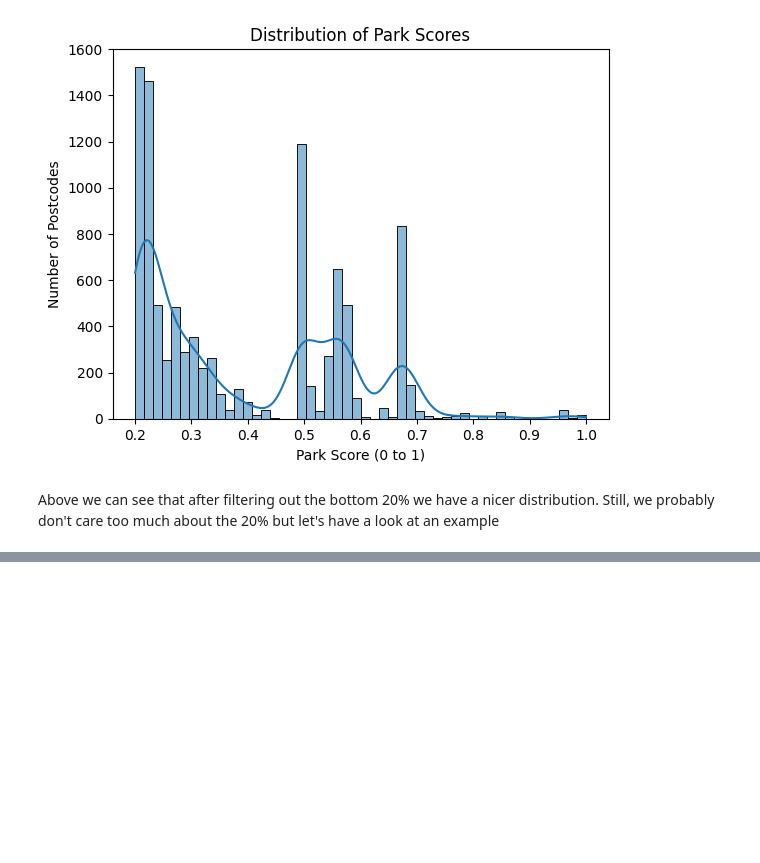
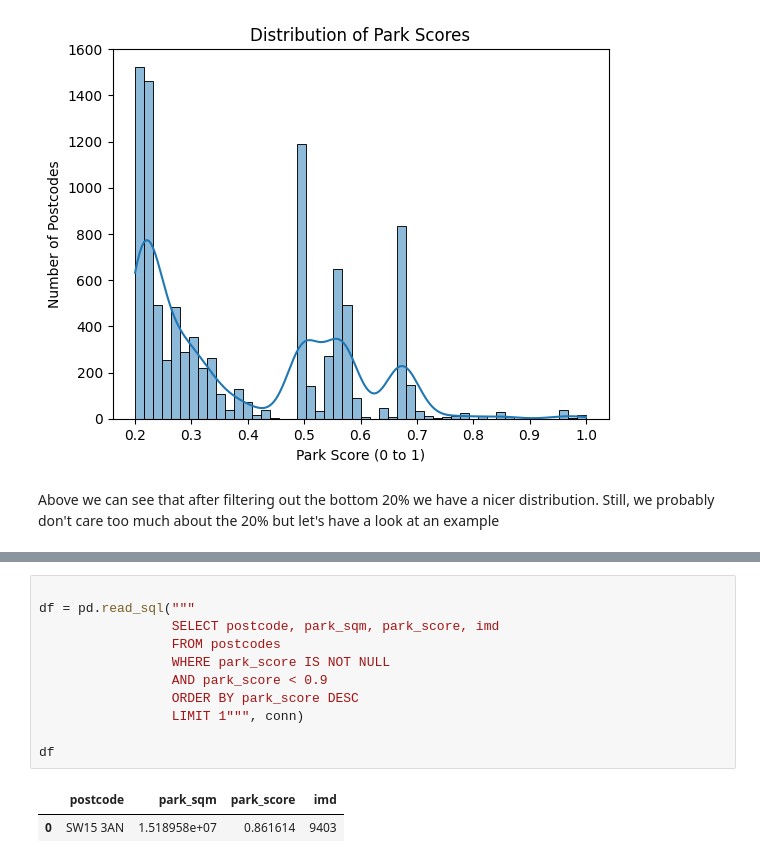
Before and after one commit to moulson/loam, a Jupyter notebook: notebooks/analysis.ipynb, the cells around one changed output, grey strips where cells are left out. Drawn from its saved outputs; the diff is of its cells as text; blank space fills up the shorter version.

```diff
--- a/notebooks/analysis.ipynb
+++ b/notebooks/analysis.ipynb
@@ -117,0 +128,14 @@ So this actually has quite a bit of green space around it. It might be that we h
+# %%
+
+df = pd.read_sql("""
+                 SELECT postcode, park_sqm, park_score, imd
+                 FROM postcodes
+                 WHERE park_score IS NOT NULL
+                 AND park_score < 0.9
+                 ORDER BY park_score DESC
+                 LIMIT 1""", conn)
+
+df
+# %% [output]
+|  | postcode | park_sqm | park_score | imd |
+| 0 | SW15 3AN | 1.518958e+07 | 0.861614 | 9403 |
```
Also changed, not shown: parts of 30 cells of this notebook, 1 other file.
